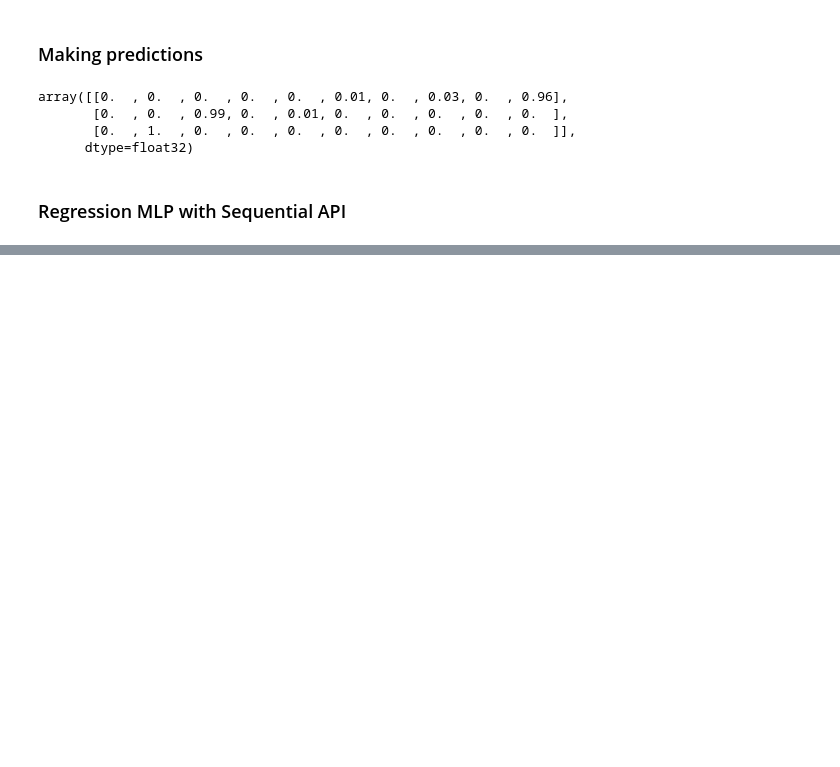
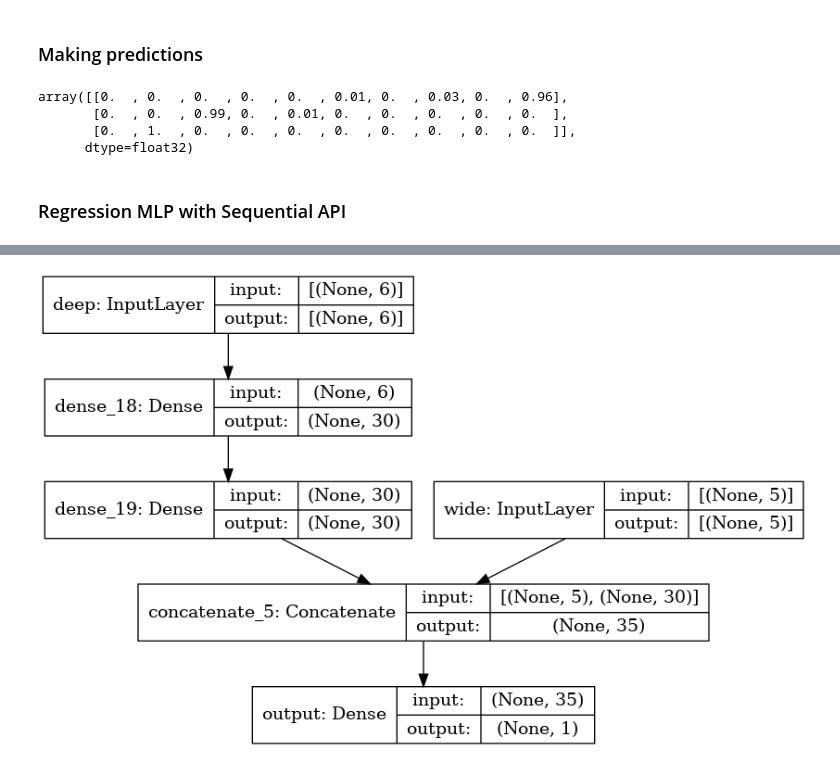
Before and after one commit to caiomts/deep_learning_hands-on, a Jupyter notebook: ann_w_keras.ipynb, the cells around one changed output, grey strips where cells are left out. Drawn from its saved outputs; the diff is of its cells as text; code cells hidden in the pictures; blank space fills up the shorter version.

Commit message:
update till Saving and Restoring a Model

```diff
--- a/ann_w_keras.ipynb
+++ b/ann_w_keras.ipynb
@@ -533,0 +597,13 @@ y_pred = model.predict(X_new)
+# %%
+input_a = keras.layers.Input(shape=[5],
+                            name='wide')
+input_b = keras.layers.Input(shape=[6],
+                            name='deep')
+
+hidden_1 = keras.layers.Dense(30, activation='relu')(input_b)
+hidden_2 = keras.layers.Dense(30, activation='relu')(hidden_1)
+
+concat = keras.layers.concatenate([input_a, hidden_2])
+output = keras.layers.Dense(1,
+                          name='output')(concat)
+model = keras.Model(inputs=[input_a, input_b], outputs=[output])
@@ -533,0 +630,4 @@ y_pred = model.predict(X_new)
+# %%
+keras.utils.plot_model(model, show_shapes=True)
+# %% [output]
+[figure, added]
```
Also changed, not shown: parts of 32 cells of this notebook.
